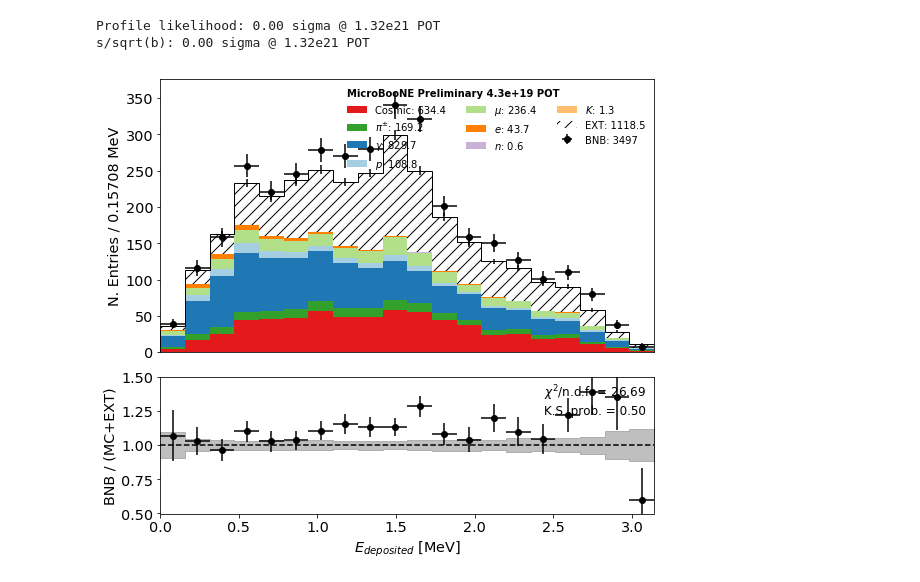
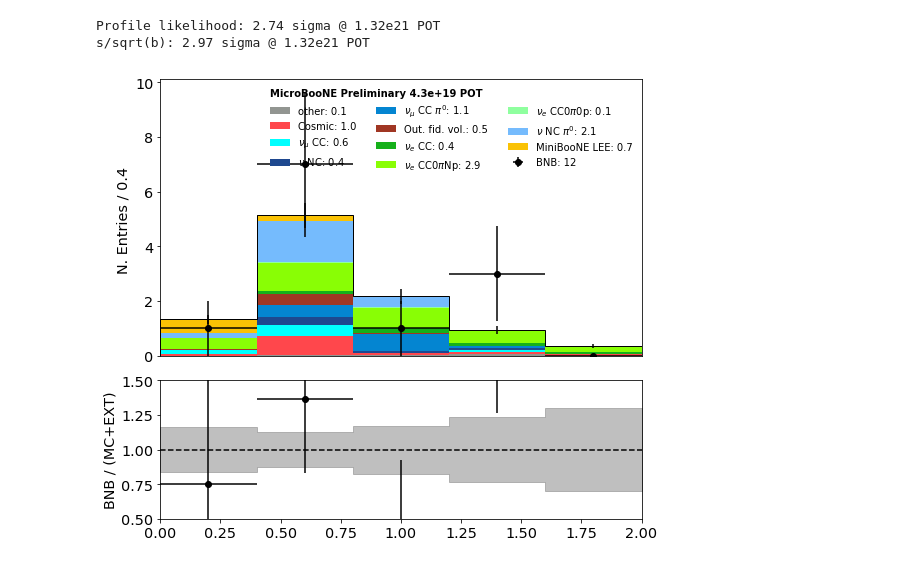
Before and after one commit to ubneutrinos/PELEE, a Jupyter notebook: Plotter.ipynb, the cells around one changed output. Saved outputs shown, nothing was run; the diff lists cells and outputs as text; code cells hidden in the pictures.

```diff
--- a/Plotter.ipynb
+++ b/Plotter.ipynb
@@ -122,7 +124,9 @@ for label, bkg_query in zip(nue_booster.labels, nue_booster.bkg_queries):
         lee[label+"_score"] = booster.predict(
             xgb.DMatrix(lee[features]),
             ntree_limit=booster.best_iteration + 1)
-
+        nc[label+"_score"] = booster.predict(
+            xgb.DMatrix(nc[features]),
+            ntree_limit=booster.best_iteration + 1)
 features = ["%s_score" % l for l in nue_booster.labels]
 
 with open(main_path+'pickles/booster.pickle', 'rb') as booster_file:
@@ -146,3 +150,6 @@ with open(main_path+'pickles/booster.pickle', 'rb') as booster_file:
     lee["global_score"] = booster.predict(
         xgb.DMatrix(lee[features]),
         ntree_limit=booster.best_iteration + 1)
+    nc["global_score"] = booster.predict(
+        xgb.DMatrix(nc[features]),
+        ntree_limit=booster.best_iteration + 1)
@@ -157,48 +215,51 @@ samples = {
     "lee": lee
 }
 
-scaling = 1
+scaling = 1#132.0/4.5
 
 weights = {
-    "mc": 0.0348352 * 2 * scaling,
-    "nue": 0.0003783553 * 2 * scaling,
-    "ext": 0.15644 * 2 * scaling,
-    "dirt": 1.449976 * scaling,
-    "lee": 0.0003783553 * 2 * scaling,
-    "nc": 0.0175465 * scaling,
+    "mc": 0.034985 * 2 * scaling,
+    "nue": 0.0003666828 * 2 * scaling,
+    "ext": 0.15693 * 2 * scaling,
+    "dirt": 0.147210 * scaling,
+    "lee": 0.0003666828 * 2 * scaling,
+    "nc": 0.018087 * 2 * scaling,
 }
 
 my_plotter = plotter.Plotter(samples, weights)
 # %%
 miniboone_bins = [
     0, 0.200, 0.300, 0.375, 0.475, 0.550, 0.675, 0.800, 0.950, 1.100, 1.300,
     1.500, 3.000
 ]
 
-score_cut = 0#0.9995
+score_cut = 0.99941
+
+# print(samples["data"].query("selected==1 & global_score > %g & cosmic_score > 0.995 & reco_e > 0.1 & reco_e < 0.6" % score_cut)[["run", "sub", "evt"]].to_string(index=False))
 
 fig, ax1, ax2 = my_plotter.plot_variable(
-    "shr_theta_v",
-#     query="trk_chipr >= 0 & hits_y > 60 & trk_chipr < 200 & selected==1 & shr_energy/shr_energy_tot > 0.8  & shr_distance < 5 & trk_distance < 2.5 & selected==1 & slpdg==12 & (shr_energy_tot+0.02)/0.8 > 0.06 & shr_tkfit_dedx_Y < 3.2 & shr_tkfit_dedx_Y > 0.5",
-    query="selected==1",# & global_score > %g" % score_cut,
-    kind="particle_pdg",
-    title=r"$E_{deposited}$ [MeV]",
+    "reco_e",
+#     query="tksh_distance < 5 & tksh_angle < 0.9 & trk_chipr > 0 & hits_y > 100 & trk_chipr < 50 & pt/p < 0.9 & hits_ratio > 0.5 & selected==1 & shr_energy/shr_energy_tot > 0.9  & shr_distance < 5 & trk_distance < 2.5 & slpdg==12 & (shr_energy_tot+0.02)/0.8 > 0.06 & shr_tkfit_dedx_Y < 3.2 & shr_tkfit_dedx_Y > 0.7",
+    query="selected==1 & global_score > %g & cosmic_score > 0.995" % score_cut,
+    kind="event_category",
+    title=r" ",
 #     bins=miniboone_bins,
-    bins=20,
-    range=(0,math.pi)
+    bins=5,
+    range=(0,2)
 )
 
 # ax1.axvline(x=0, color="k")
 # print(samples["mc"].query("selected==1 & global_score > %g & reco_e > 0.2 & reco_e < 0.8 & category != 11" % score_cut)[["run","sub","evt","shr_score", "category", "trk_chipr"]])
 
 print("Profile likelihood: %.2f sigma @ 1.32e21 POT" % my_plotter.significance_likelihood)
 print("s/sqrt(b): %.2f sigma @ 1.32e21 POT" % my_plotter.significance)
 
-# ax1.set_ylim(2400,2500)
+# ax1.set_ylim(0, 550)
 # ax1.set_yscale("log")
-# ax1.set_ylim(0,500)
+# ax1.set_ylim(0,1)
+# ax1.set_ylim(0,450)
 fig.savefig(main_path+"plots/spectrum.pdf")
 # %% [output]
-Profile likelihood: 0.00 sigma @ 1.32e21 POT
-s/sqrt(b): 0.00 sigma @ 1.32e21 POT
+Profile likelihood: 2.74 sigma @ 1.32e21 POT
+s/sqrt(b): 2.97 sigma @ 1.32e21 POT
-[figure, old version]
+[figure, new version]
```
Also changed, not shown: parts of 2 cells of this notebook, 4 other files.
